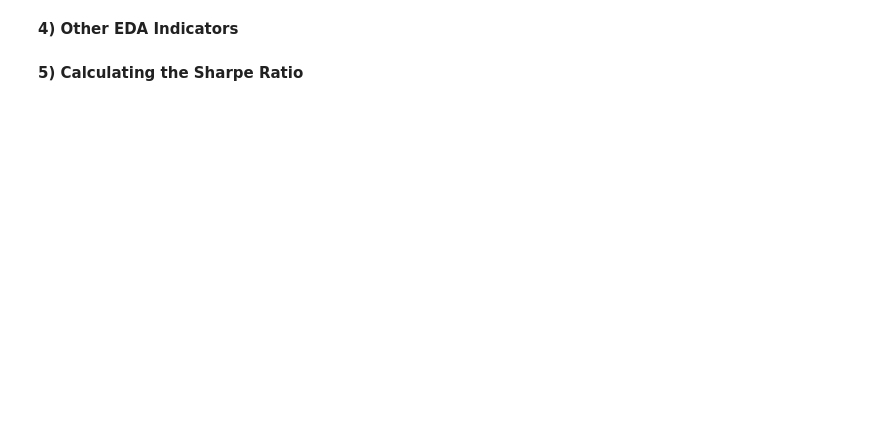
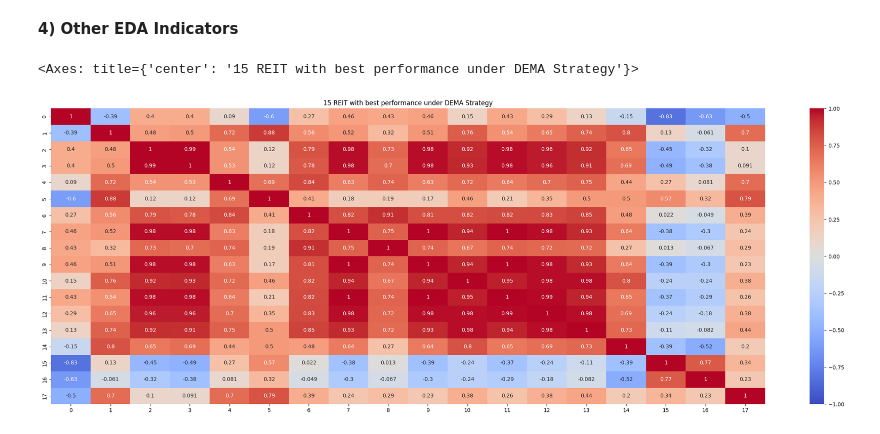
Before and after one commit to jade-lam/AlgorithmicTrading, a Jupyter notebook: DEMA Portfolio Backtesting.ipynb, the cells around one changed output. Cells and saved outputs as stored; diff of their text form; code cells hidden in the pictures; blank space fills up the shorter version.

```diff
--- a/DEMA Portfolio Backtesting.ipynb
+++ b/DEMA Portfolio Backtesting.ipynb
@@ -354,9 +429,10 @@ all_df = pd.DataFrame(df_close_price).T
 for col in all_df.columns[1:]:
     all_df[col] = pd.to_numeric(all_df[col], errors='coerce')
 # %%
-# plt.figure(figsize=(30,10))
-# plt.title('Heatmap for 3x Leveraged ETF and Benchmarking Index')
-# mask = np.triu(np.ones_like(all_df.corr())) #--> add syntax mask=mask to produce diagonal heatmap
-# sns.heatmap(all_df.corr(), annot = True, vmin=-1, vmax=1, center=0, cmap='coolwarm') #--> mask=mask to create diagonal heatmap
+plt.figure(figsize=(30,10))
+plt.title('15 REIT with best performance under DEMA Strategy')
+mask = np.triu(np.ones_like(all_df.corr())) #--> add syntax mask=mask to produce diagonal heatmap
+sns.heatmap(all_df.corr(), annot = True, vmin=-1, vmax=1, center=0, cmap='coolwarm') #--> mask=mask to create diagonal heatmap
+# %% [output]
+<Axes: title={'center': '15 REIT with best performance under DEMA Strategy'}>
+[figure, added]
-# %% [markdown]
-**5) Calculating the Sharpe Ratio**
```
Also changed, not shown: parts of 14 cells of this notebook.
